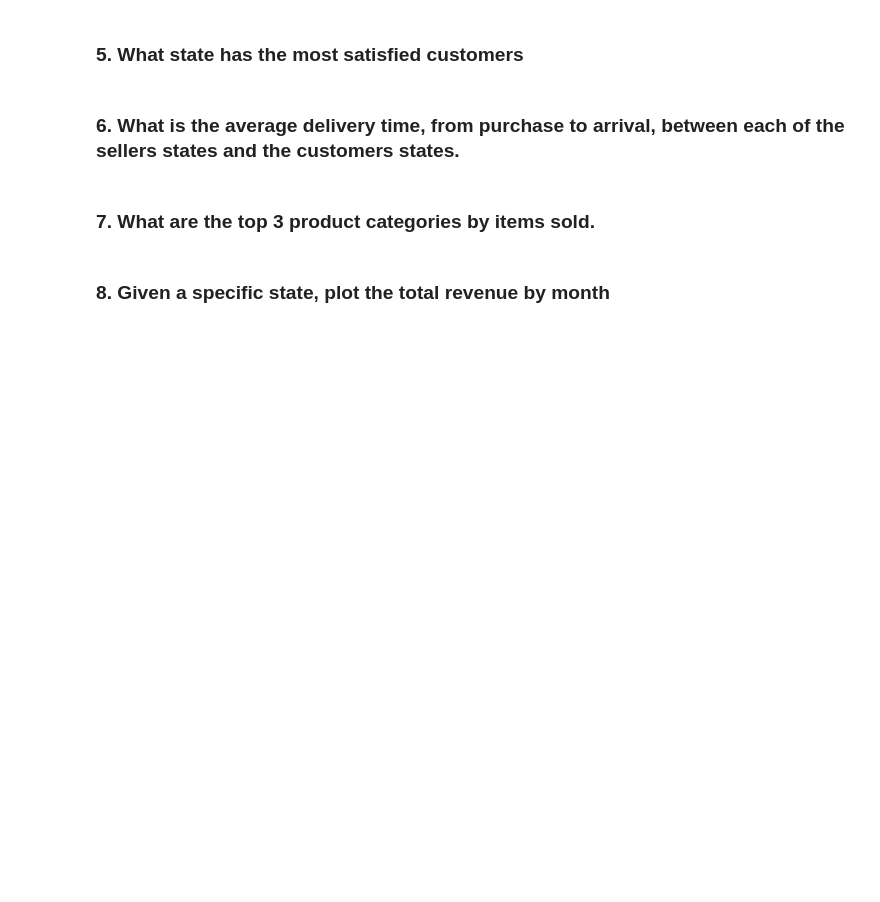
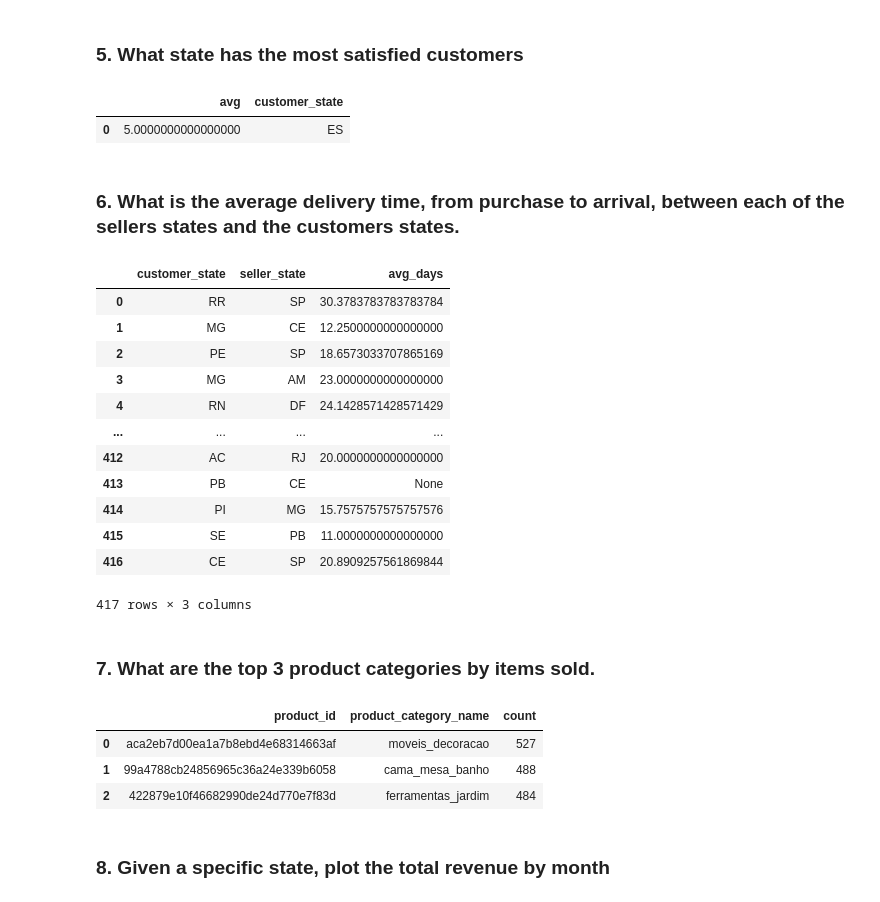
Before and after one commit to PicoNetworks/challenges, a Jupyter notebook: data_engineer/work/challenge.ipynb, the cells around one changed output. Drawn from its saved outputs; the diff is of its cells as text; code cells hidden in the pictures; blank space fills up the shorter version.

```diff
--- a/data_engineer/work/challenge.ipynb
+++ b/data_engineer/work/challenge.ipynb
@@ -75,2 +106,10 @@ db.query(sql)
+# %%
+sql = 'select avg(order_reviews.review_score), customers.customer_state from order_reviews inner join orders on order_reviews.order_id = orders.order_id inner join customers on orders.customer_id=customers.customer_id group by orders.customer_id, customers.customer_state order by avg(order_reviews.review_score) desc limit 1'
+db.query(sql)
+data = db.query(sql)
+pd.DataFrame(data).reindex(columns=['avg', 'customer_state'])
+# %% [output]
+|  | avg | customer_state |
+| 0 | 5.0000000000000000 | ES |
 # %% [markdown]
 ### 6. What is the average delivery time, from purchase to arrival, between each of the sellers states and the customers states.
@@ -80,2 +116,23 @@ db.query(sql)
+# %%
+datetime_format = "'YYYY-MM-DD HH24:MI:SS'"
+time_format = "'HH24:MI:SS'"
+dff = "'day'"
+sql = f'select customers.customer_state, sellers.seller_state, avg(TO_DATE(orders.order_delivered_customer_date, {datetime_format}) - TO_DATE(orders.order_purchase_timestamp, {datetime_format})) as avg_days from orders inner join customers on orders.customer_id = customers.customer_id inner join order_items on orders.order_id = order_items.order_id inner join sellers on order_items.seller_id = sellers.seller_id group by customers.customer_state, sellers.seller_state'
+data = db.query(sql)
+pd.DataFrame(data).reindex(columns=['customer_state','seller_state','avg_days'])
+# %% [output]
+|  | customer_state | seller_state | avg_days |
+| 0 | RR | SP | 30.3783783783783784 |
+| 1 | MG | CE | 12.2500000000000000 |
+| 2 | PE | SP | 18.6573033707865169 |
+| 3 | MG | AM | 23.0000000000000000 |
+| 4 | RN | DF | 24.1428571428571429 |
+| ... | ... | ... | ... |
+| 412 | AC | RJ | 20.0000000000000000 |
+| 413 | PB | CE | None |
+| 414 | PI | MG | 15.7575757575757576 |
+| 415 | SE | PB | 11.0000000000000000 |
+| 416 | CE | SP | 20.8909257561869844 |
+417 rows × 3 columns
 # %% [markdown]
 ### 7. What are the top 3 product categories by items sold.
@@ -85,2 +139,12 @@ db.query(sql)
+# %%
+sql = 'select order_items.product_id, products.product_category_name, count(order_items.product_id) from order_items inner join products on order_items.product_id = products.product_id group by order_items.product_id, products.product_category_name order by count(order_items.product_id) desc limit 3'
+db.query(sql)
+data = db.query(sql)
+pd.DataFrame(data).reindex(columns=['product_id', 'product_category_name', 'count'])
+# %% [output]
+|  | product_id | product_category_name | count |
+| 0 | aca2eb7d00ea1a7b8ebd4e68314663af | moveis_decoracao | 527 |
+| 1 | 99a4788cb24856965c36a24e339b6058 | cama_mesa_banho | 488 |
+| 2 | 422879e10f46682990de24d770e7f83d | ferramentas_jardim | 484 |
 # %% [markdown]
 ### 8. Given a specific state, plot the total revenue by month
```
Also changed, not shown: parts of 16 cells of this notebook, 4 other files.
